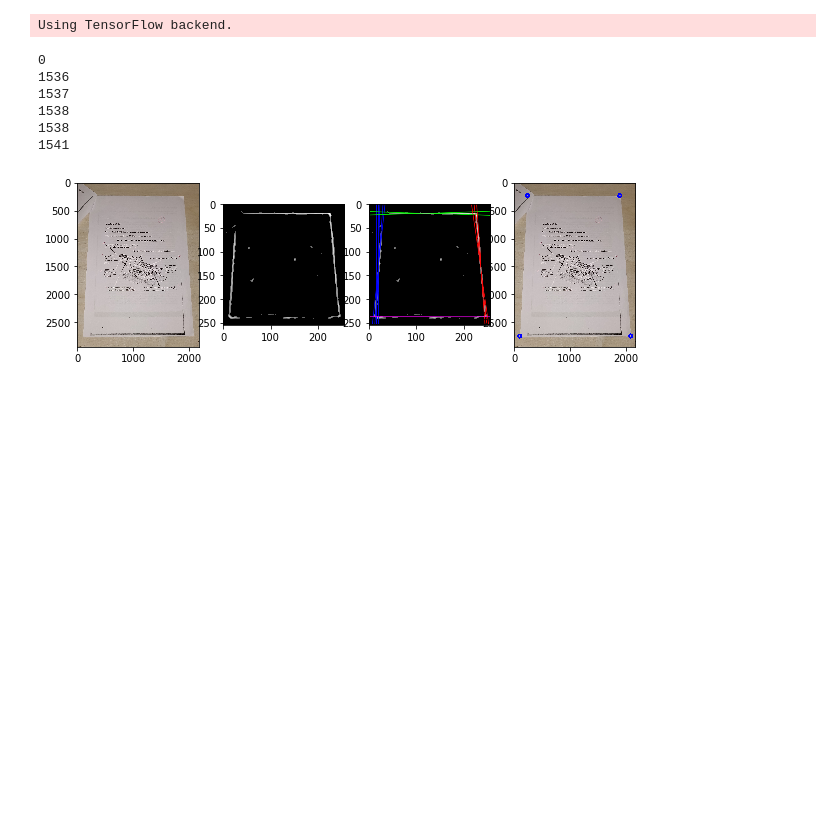
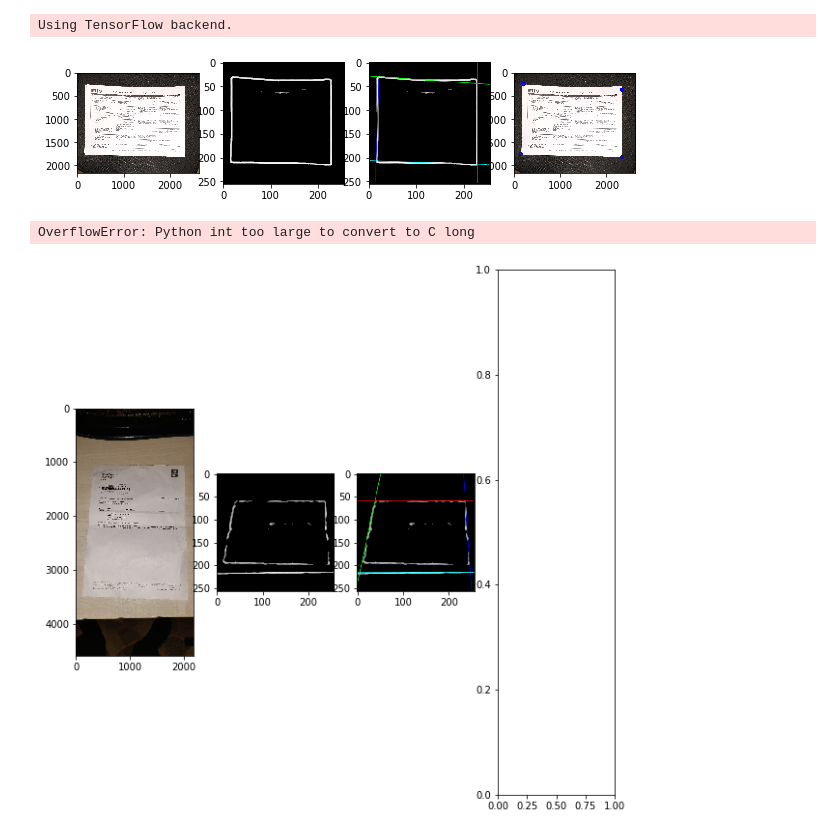
Before and after one commit to federico-terzi/koda, a Jupyter notebook: front-end.ipynb, the cells around one changed output. Drawn from its saved outputs; the diff is of its cells as text; code cells hidden in the pictures; blank space fills up the shorter version.

Commit message:
Fix line drawing via polar coordinate

```diff
--- a/front-end.ipynb
+++ b/front-end.ipynb
@@ -1,61 +1,56 @@
 # %%
 from koda.corners.detector import CornersDetectorByEdges, CornersNotFound
 from matplotlib import pyplot as plt
 import cv2
 import numpy as np
 import math
 %matplotlib inline
 
-cdetector = CornersDetectorByEdges(5000)
+cdetector = CornersDetectorByEdges()
 
-#for i in range(7):
-fig, axes = plt.subplots(1, 4, figsize=(10, 10))
+for i in range(7):
+    fig, axes = plt.subplots(1, 4, figsize=(10, 10))
 
-# Load image
-file = 'dataset/IMG_%d.jpg' % 4
-img = cv2.imread(file, cv2.IMREAD_COLOR)
-axes[0].imshow(cv2.cvtColor(img, cv2.COLOR_BGR2RGB))
+    # Load image
+    file = 'dataset/IMG_%d.jpg' % i
+    img = cv2.imread(file, cv2.IMREAD_COLOR)
+    axes[0].imshow(cv2.cvtColor(img, cv2.COLOR_BGR2RGB))
 
-# Find corners
-try:
-    #corners = cdetector.find_corners(img)
-    corners = cdetector.find_corners(img)
-except CornersNotFound as e:
-    print(str(e))
-    #continue
+    # Find corners
+    try:
+        #corners = cdetector.find_corners(img)
+        corners = cdetector.find_corners(img)
+    except CornersNotFound as e:
+        print(str(e))
+        #continue
 
-# Plot edges detection image
-axes[1].imshow(cv2.cvtColor(cdetector.edges_img, cv2.COLOR_GRAY2RGB))
+    # Plot edges detection image
+    axes[1].imshow(cv2.cvtColor(cdetector.edges_img, cv2.COLOR_GRAY2RGB))
 
-# Plot Hough lines
-im_lines = cv2.cvtColor(cdetector.edges_img.copy(), cv2.COLOR_GRAY2BGR)
-colors = [(255,0,0),(0,255,0),(0,0,255),(255,0,255)]
-for i, lines in enumerate(cdetector.hough_lines):
-    for line in lines:
+    # Plot Hough lines
+    im_lines = cv2.cvtColor(cdetector.edges_img.copy(), cv2.COLOR_GRAY2BGR)
+    colors = [(255,0,0),(0,255,0),(0,0,255),(255,255,0)]
+    for i, line in enumerate(cdetector.hough_lines):
         rho, theta = line
         a = math.cos(theta)
         b = math.sin(theta)
         x0 = a * rho
         y0 = b * rho
         pt1 = (int(x0 + 1000*(-b)), int(y0 + 1000*(a)))
         pt2 = (int(x0 - 1000*(-b)), int(y0 - 1000*(a)))
         cv2.line(im_lines, pt1, pt2, colors[i], 1, cv2.LINE_AA)
 
-axes[2].imshow(cv2.cvtColor(im_lines, cv2.COLOR_BGR2RGB))
+    axes[2].imshow(cv2.cvtColor(im_lines, cv2.COLOR_BGR2RGB))
 
-# Plot corners
-im_corners = img.copy()
-for x,y in corners:
-    cv2.circle(im_corners, (x,y), 30, (255, 0, 0), 30)
+    # Plot corners
+    im_corners = img.copy()
+    for x,y in corners:
+        cv2.circle(im_corners, (x,y), 30, (255, 0, 0), 30)
 
-axes[3].imshow(cv2.cvtColor(im_corners, cv2.COLOR_BGR2RGB))
-plt.show()
+    axes[3].imshow(cv2.cvtColor(im_corners, cv2.COLOR_BGR2RGB))
+    plt.show()
 # %% [output]
 Using TensorFlow backend.
+[figure, new version]
-0
-1536
-1537
-1538
-1538
-1541
+OverflowError: Python int too large to convert to C long
-[figure, old version]
+[figure, added]
```
Also changed, not shown: 1 other file.
